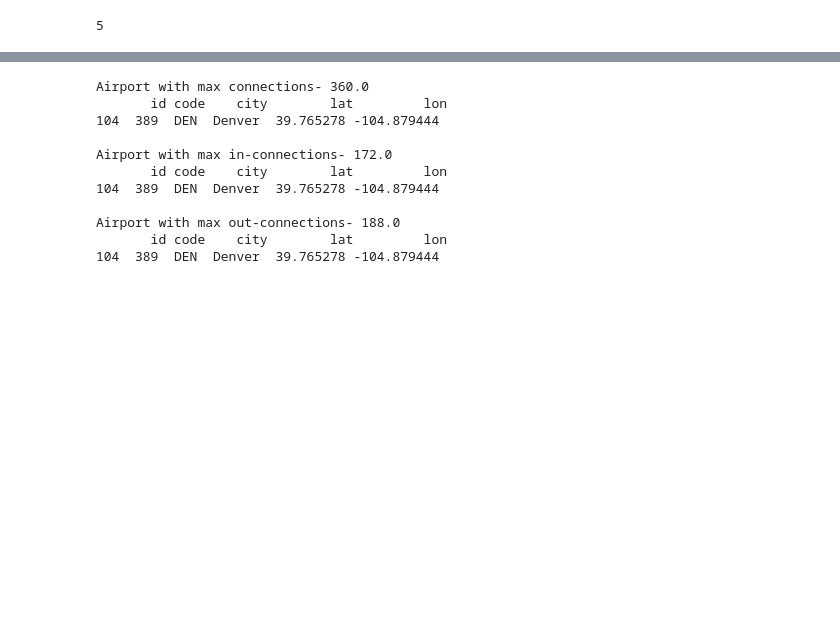
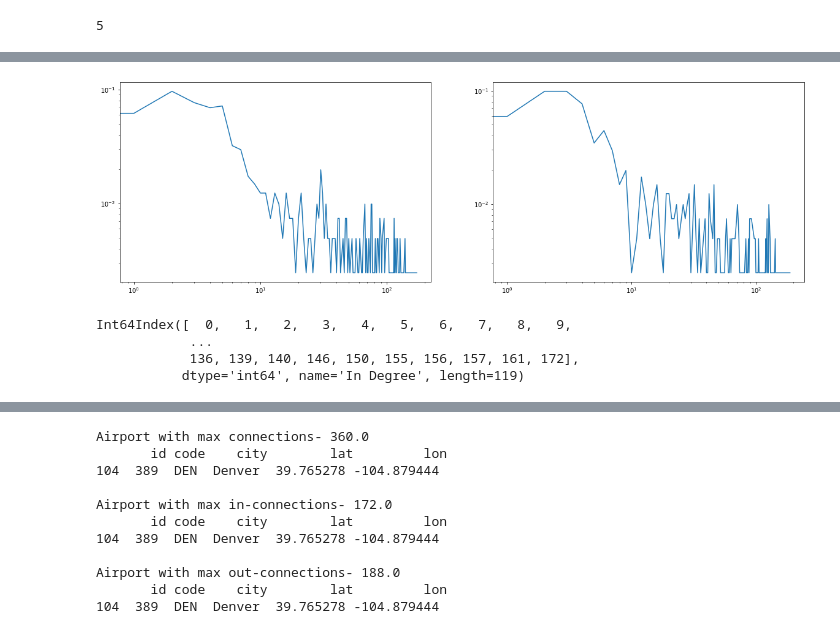
Before and after one commit to mohity5/Practice_NetworkAnalysis_Airports, a Jupyter notebook: Practice_Airports.ipynb, the cells around one changed output, grey strips where cells are left out. Drawn from its saved outputs; the diff is of its cells as text; code cells hidden in the pictures; blank space fills up the shorter version.

```diff
--- a/Practice_Airports.ipynb
+++ b/Practice_Airports.ipynb
@@ -98,0 +97,7 @@ plt.show()
+# %%
+DegreeDf.head()
+InD_F = DegreeDf.groupby('In Degree').count()
+InD_F = InD_F.drop(['Total Degree','Out Degree'], axis = 1)
+InD_F.columns = ['Node Count']
+InD_F['FreqR'] = InD_F['Node Count']/(DegreeDf.shape[0])
+InD_F.head()
@@ -98,0 +112,7 @@ plt.show()
+# %%
+DegreeDf.head()
+OutD_F = DegreeDf.groupby('Out Degree').count()
+OutD_F = OutD_F.drop(['Total Degree','In Degree'], axis = 1)
+OutD_F.columns = ['Node Count']
+OutD_F['FreqR'] = OutD_F['Node Count']/(DegreeDf.shape[0])
+OutD_F.head()
@@ -98,0 +127,19 @@ plt.show()
+# %%
+fig,(ax1,ax2) = plt.subplots(1,2, figsize = (20,6))
+
+ax1.plot(InD_F.index,InD_F['FreqR'])
+ax1.set_xscale('log')
+ax1.set_yscale('log')
+
+ax2.plot(OutD_F.index,OutD_F['FreqR'])
+ax2.set_xscale('log')
+ax2.set_yscale('log')
+# %% [output]
+[figure, added]
+# %%
+InD_F.index
+# %% [output]
+Int64Index([  0,   1,   2,   3,   4,   5,   6,   7,   8,   9,
+            ...
+            136, 139, 140, 146, 150, 155, 156, 157, 161, 172],
+           dtype='int64', name='In Degree', length=119)
```
Also changed, not shown: parts of 15 cells of this notebook.
